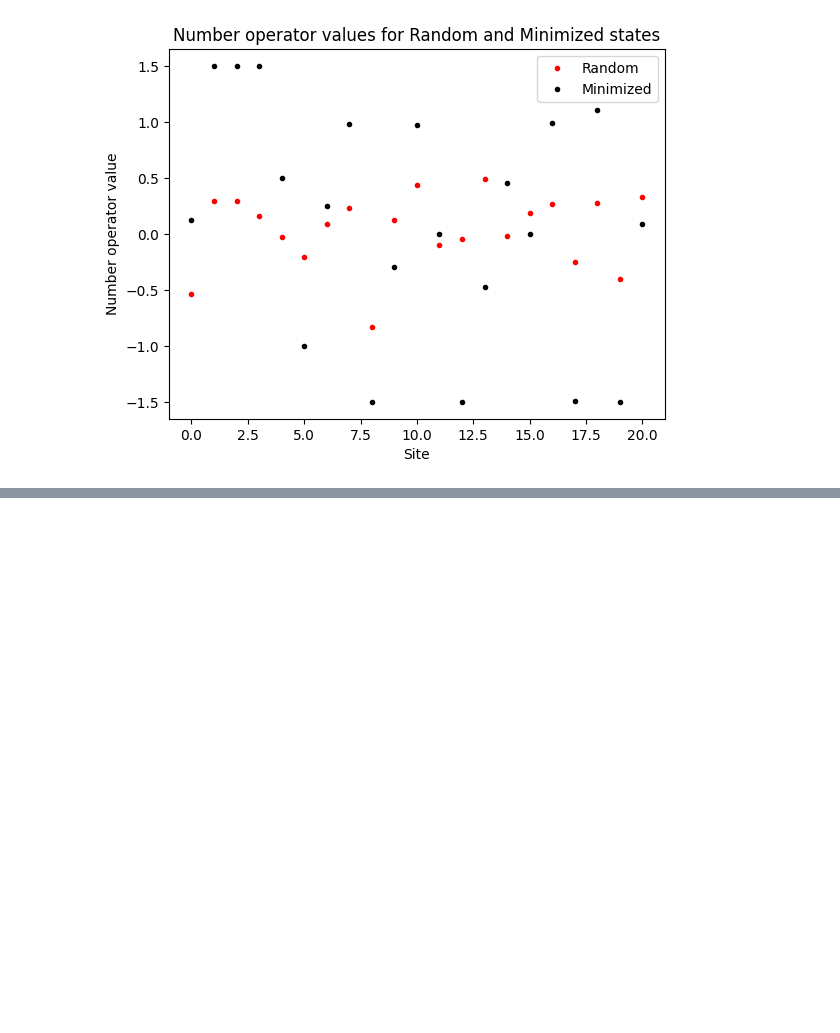
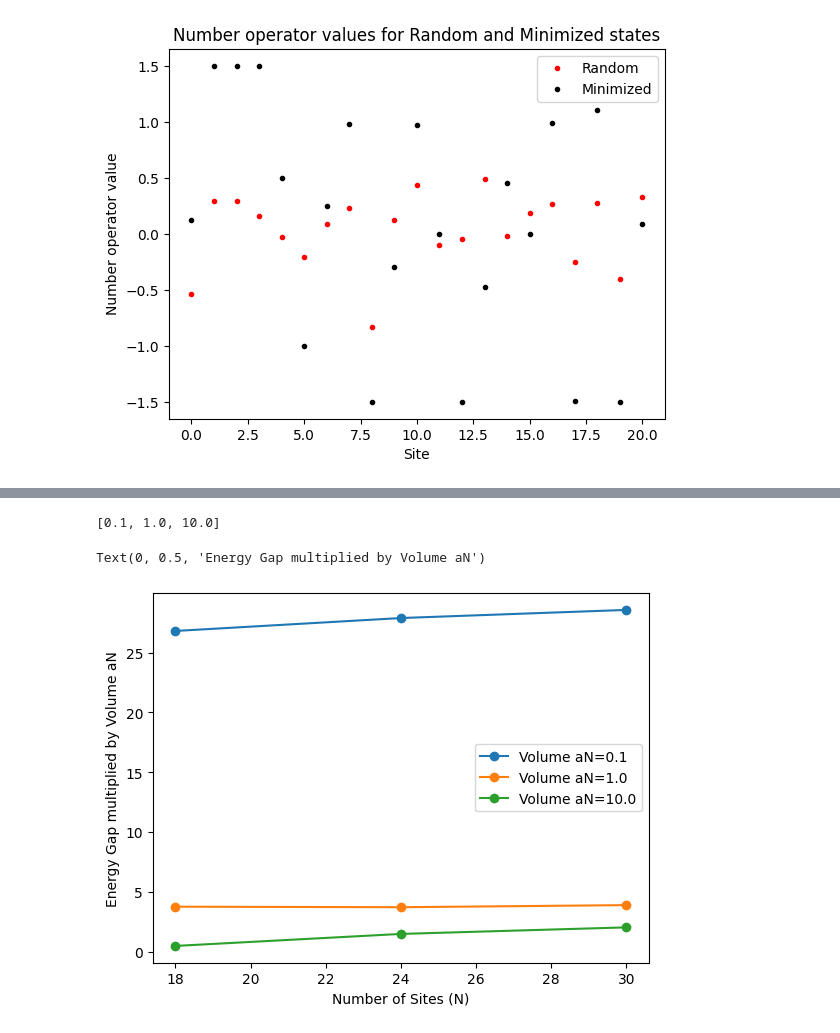
Before and after one commit to aradhbisarya/physics_697_fall_2025_Max_Aradh_project, a Jupyter notebook: python_code.ipynb, the cells around one changed output, grey strips where cells are left out. Cells and saved outputs as stored; diff of their text form; code cells hidden in the pictures; blank space fills up the shorter version.

```diff
--- a/python_code.ipynb
+++ b/python_code.ipynb
@@ -88,0 +143,13 @@ plt.savefig('number_operator_values.png')
+# %%
+print(keys)
+import numpy as np
+for key in keys:
+
+    plt.plot(np.array(vals[key]['N'])*3, np.array(vals[key]['gap']), 'o-', label = f'Volume aN={key}')
+plt.xlabel('Number of Sites (N)')
+plt.legend()
+plt.ylabel('Energy Gap multiplied by Volume aN')
+# %% [output]
+[0.1, 1.0, 10.0]
+Text(0, 0.5, 'Energy Gap multiplied by Volume aN')
+[figure, added]
```
Also changed, not shown: parts of 1 cell of this notebook, 1 other file.
